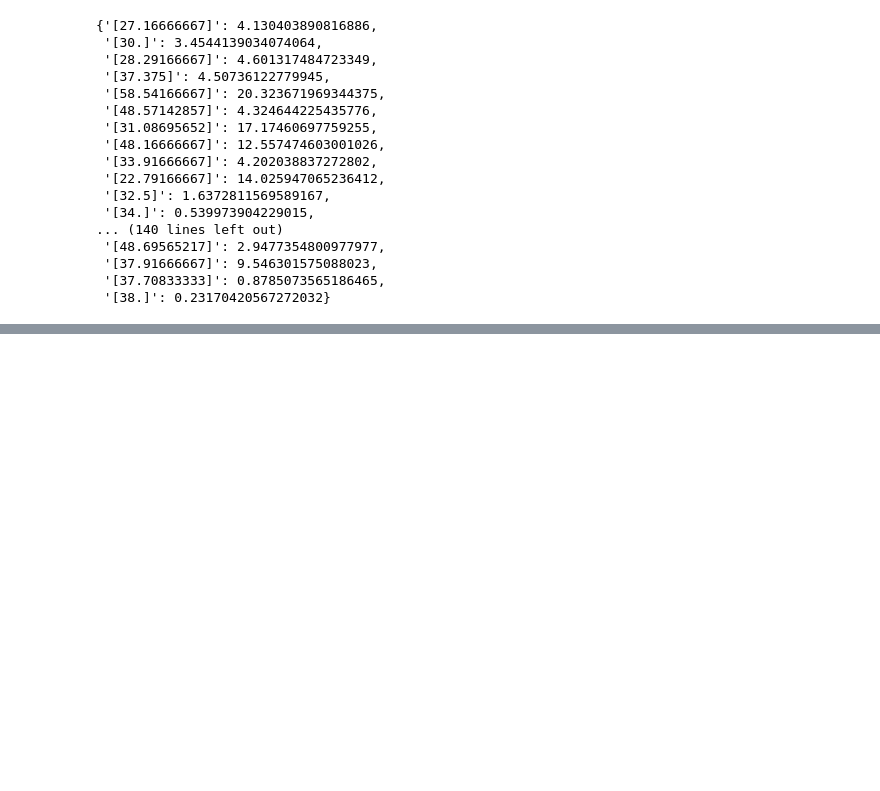
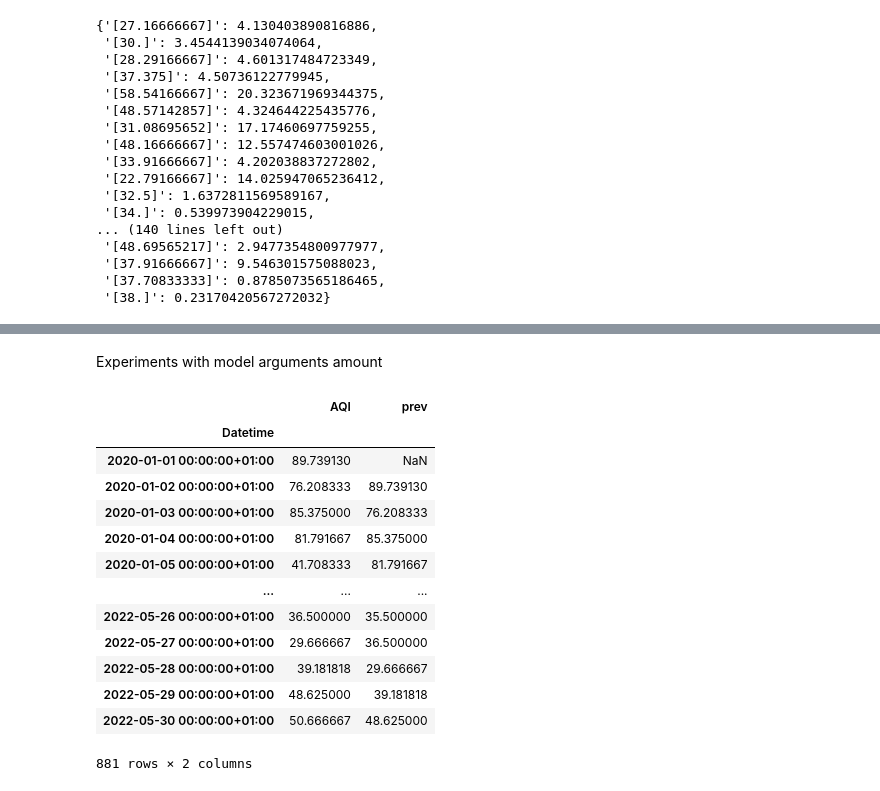
Before and after one commit to XenaN/mlops_project, a Jupyter notebook: notebooks/AQI.ipynb, the cells around one changed output, grey strips where cells are left out. Cells and saved outputs as stored; diff of their text form; code cells hidden in the pictures; blank space fills up the shorter version.

```diff
--- a/notebooks/AQI.ipynb
+++ b/notebooks/AQI.ipynb
@@ -434,3 +434,22 @@ df_aqi_daily.tail(1)
 |  | CO_avg | CO_SubIndex | PM10_avg | PM10_SubIndex | NO2_avg | NO2_SubIndex | SO2_avg | SO2_SubIndex | O3_avg | ... |
 | Datetime |  |  |  |  |  |  |  |  |  | ... |
 | 2022-05-19 00:00:00+01:00 | 0.255324 | 3.0 | 19.817325 | 18.4 | 8.679635 | 8.333333 | 0.763347 | 1.0 | 0.03618 | ... |
+# %% [markdown]
+Experiments with model arguments amount
+# %%
+pd.concat([df_aqi_daily['AQI'], df_aqi_daily['AQI'].shift(1).rename('prev')], axis=1)
+# %% [output]
+|  | AQI | prev |
+| Datetime |  |  |
+| 2020-01-01 00:00:00+01:00 | 89.739130 | NaN |
+| 2020-01-02 00:00:00+01:00 | 76.208333 | 89.739130 |
+| 2020-01-03 00:00:00+01:00 | 85.375000 | 76.208333 |
+| 2020-01-04 00:00:00+01:00 | 81.791667 | 85.375000 |
+| 2020-01-05 00:00:00+01:00 | 41.708333 | 81.791667 |
+| ... | ... | ... |
+| 2022-05-26 00:00:00+01:00 | 36.500000 | 35.500000 |
+| 2022-05-27 00:00:00+01:00 | 29.666667 | 36.500000 |
+| 2022-05-28 00:00:00+01:00 | 39.181818 | 29.666667 |
+| 2022-05-29 00:00:00+01:00 | 48.625000 | 39.181818 |
+| 2022-05-30 00:00:00+01:00 | 50.666667 | 48.625000 |
+881 rows × 2 columns
```
Also changed, not shown: parts of 27 cells of this notebook, 2 other files.
